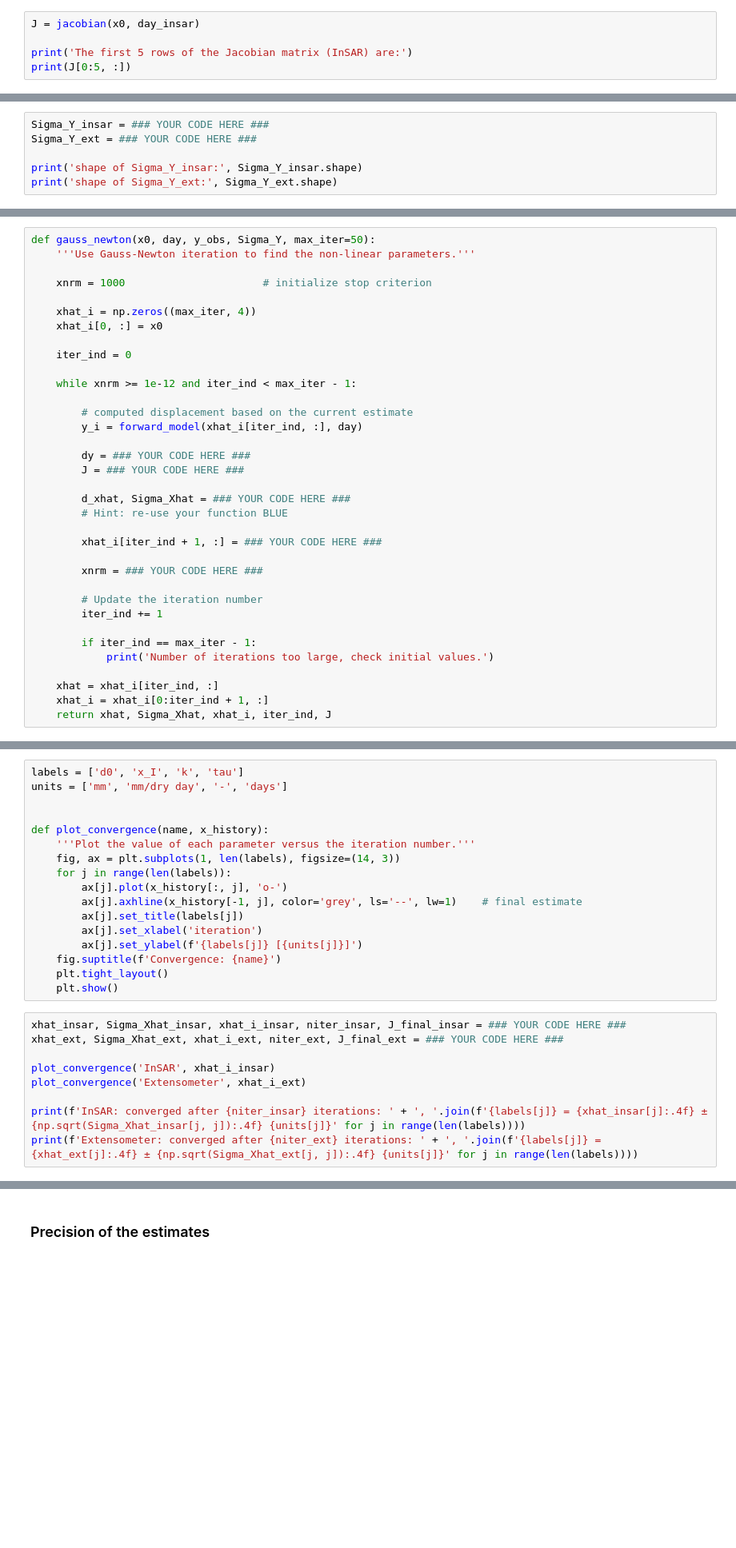
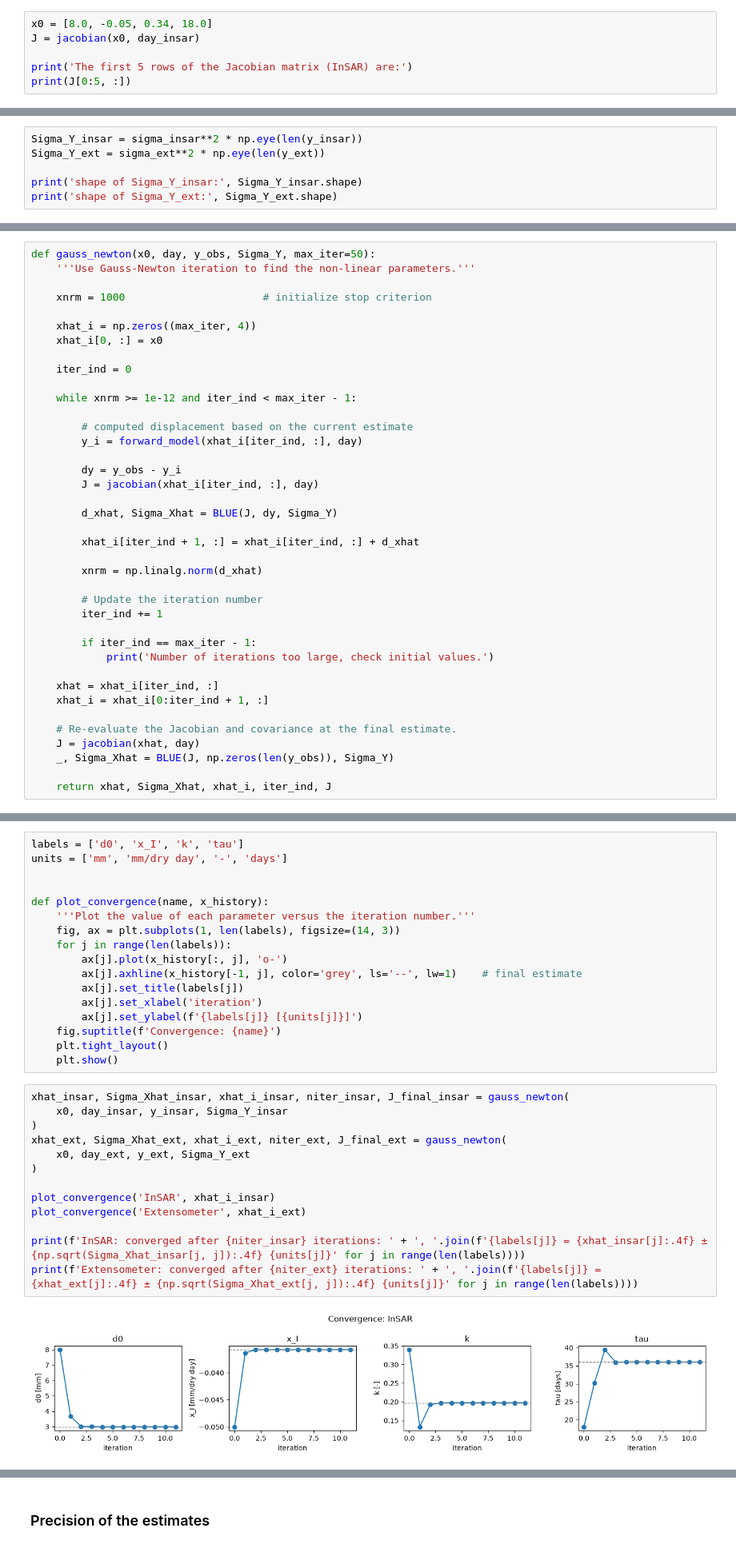
Before and after one commit to JelteZijp/Group-Assignment-1.8, a Jupyter notebook: fit_me_baby_one_more_time.ipynb, the cells around one changed output, grey strips where cells are left out. Shown at 80% size. Cells and saved outputs as stored; diff of their text form; blank space fills up the shorter version.

```diff
--- a/fit_me_baby_one_more_time.ipynb
+++ b/fit_me_baby_one_more_time.ipynb
@@ -301,4 +313,5 @@ else:
 # %%
+x0 = [8.0, -0.05, 0.34, 18.0]
 J = jacobian(x0, day_insar)
 
 print('The first 5 rows of the Jacobian matrix (InSAR) are:')
@@ -310,8 +330,8 @@ print(J[0:5, :])
 >
 > Set up the stochastic model: the covariance matrices `Sigma_Y_insar` and `Sigma_Y_ext`, like last week. Remember that the observations are normally distributed and independent, with $\sigma_{\text{InSAR}} = 3$ mm and $\sigma_{\text{ext}} = 8$ mm.
 # %%
-Sigma_Y_insar = ### YOUR CODE HERE ###
-Sigma_Y_ext = ### YOUR CODE HERE ###
+Sigma_Y_insar = sigma_insar**2 * np.eye(len(y_insar))
+Sigma_Y_ext = sigma_ext**2 * np.eye(len(y_ext))
 
 print('shape of Sigma_Y_insar:', Sigma_Y_insar.shape)
 print('shape of Sigma_Y_ext:', Sigma_Y_ext.shape)
@@ -336,15 +359,14 @@ def gauss_newton(x0, day, y_obs, Sigma_Y, max_iter=50):
         # computed displacement based on the current estimate
         y_i = forward_model(xhat_i[iter_ind, :], day)
 
-        dy = ### YOUR CODE HERE ###
-        J = ### YOUR CODE HERE ###
+        dy = y_obs - y_i
+        J = jacobian(xhat_i[iter_ind, :], day)
 
-        d_xhat, Sigma_Xhat = ### YOUR CODE HERE ###
-        # Hint: re-use your function BLUE
+        d_xhat, Sigma_Xhat = BLUE(J, dy, Sigma_Y)
 
-        xhat_i[iter_ind + 1, :] = ### YOUR CODE HERE ###
+        xhat_i[iter_ind + 1, :] = xhat_i[iter_ind, :] + d_xhat
 
-        xnrm = ### YOUR CODE HERE ###
+        xnrm = np.linalg.norm(d_xhat)
 
         # Update the iteration number
         iter_ind += 1
@@ -354,6 +376,11 @@ def gauss_newton(x0, day, y_obs, Sigma_Y, max_iter=50):
 
     xhat = xhat_i[iter_ind, :]
     xhat_i = xhat_i[0:iter_ind + 1, :]
+
+    # Re-evaluate the Jacobian and covariance at the final estimate.
+    J = jacobian(xhat, day)
+    _, Sigma_Xhat = BLUE(J, np.zeros(len(y_obs)), Sigma_Y)
+
     return xhat, Sigma_Xhat, xhat_i, iter_ind, J
 # %% [markdown]
 > **Task 3.3:**
@@ -377,11 +404,17 @@ def plot_convergence(name, x_history):
     plt.tight_layout()
     plt.show()
 # %%
-xhat_insar, Sigma_Xhat_insar, xhat_i_insar, niter_insar, J_final_insar = ### YOUR CODE HERE ###
-xhat_ext, Sigma_Xhat_ext, xhat_i_ext, niter_ext, J_final_ext = ### YOUR CODE HERE ###
+xhat_insar, Sigma_Xhat_insar, xhat_i_insar, niter_insar, J_final_insar = gauss_newton(
+    x0, day_insar, y_insar, Sigma_Y_insar
+)
+xhat_ext, Sigma_Xhat_ext, xhat_i_ext, niter_ext, J_final_ext = gauss_newton(
+    x0, day_ext, y_ext, Sigma_Y_ext
+)
 
 plot_convergence('InSAR', xhat_i_insar)
 plot_convergence('Extensometer', xhat_i_ext)
 
 print(f'InSAR: converged after {niter_insar} iterations: ' + ', '.join(f'{labels[j]} = {xhat_insar[j]:.4f} ± {np.sqrt(Sigma_Xhat_insar[j, j]):.4f} {units[j]}' for j in range(len(labels))))
 print(f'Extensometer: converged after {niter_ext} iterations: ' + ', '.join(f'{labels[j]} = {xhat_ext[j]:.4f} ± {np.sqrt(Sigma_Xhat_ext[j, j]):.4f} {units[j]}' for j in range(len(labels))))
+# %% [output]
+[figure, added]
```
Also changed, not shown: parts of 10 cells of this notebook.
